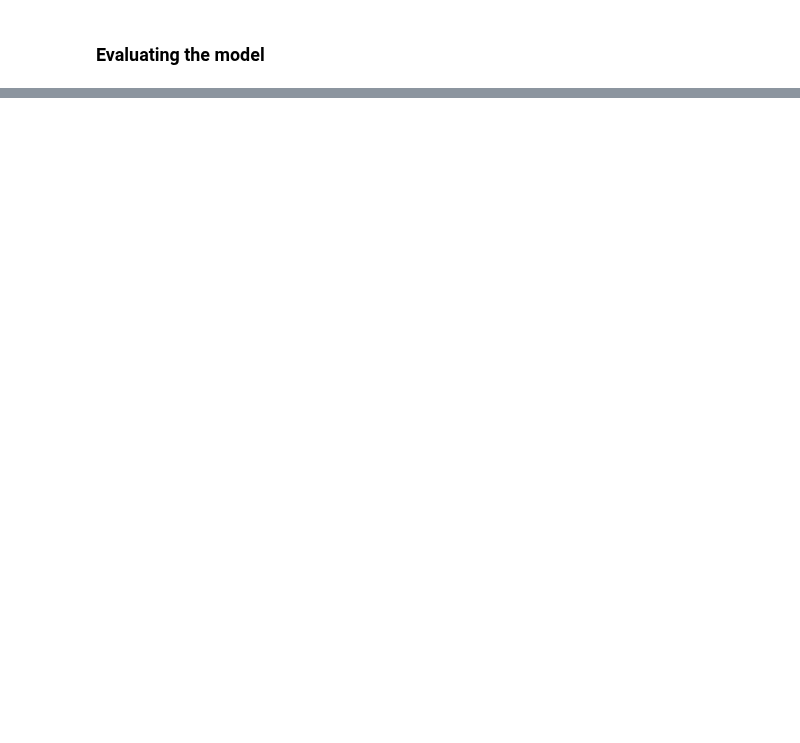
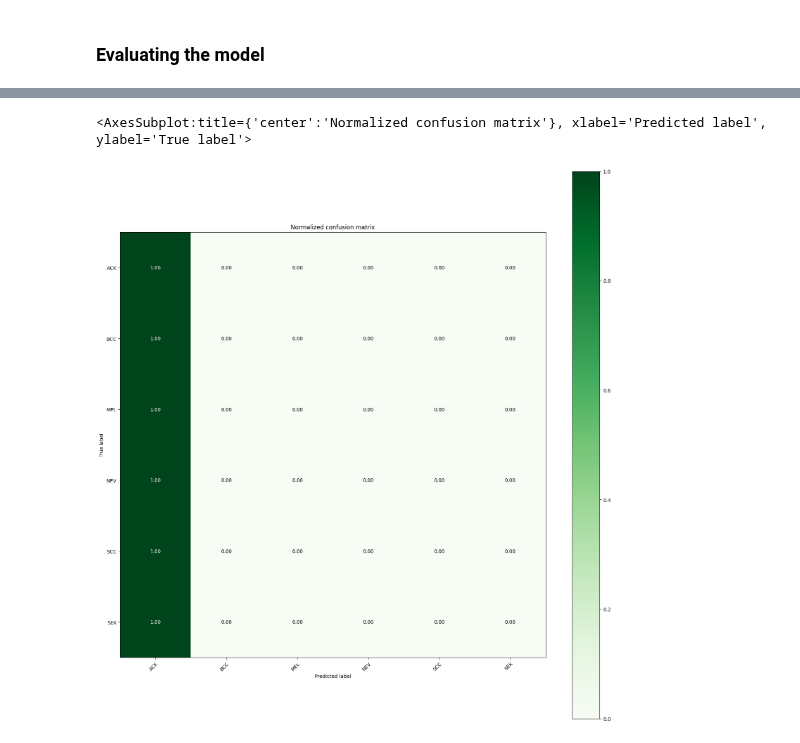
Before and after one commit to CEDipEngineering/ComputerAidedSkinCancerIdentificationAndDiagnosis, a Jupyter notebook: experiments/dip/deep_learning.ipynb, the cells around one changed output, grey strips where cells are left out. Saved outputs shown, nothing was run; the diff lists cells and outputs as text; code cells hidden in the pictures; blank space fills up the shorter version.

Commit message:
Added graphs to jupyter and made script to train with nohup

```diff
--- a/experiments/dip/deep_learning.ipynb
+++ b/experiments/dip/deep_learning.ipynb
@@ -40,7 +90,7 @@ TRAIN_SIZE = 0.7
 VALIDATION_SIZE = 0.15
 TEST_SIZE = 0.15
 EPOCHS = 3000
-IMAGE_SHAPE = (256, 256, 3)
+IMAGE_SHAPE = (128, 128, 3)
 
 FERNANDO_PATH = config.DATA_DIR / 'experiments' / 'fernando'
 FERNANDO_PATH.mkdir(exist_ok=True, parents=True)
@@ -49,9 +99,9 @@ IMAGE_CACHE = FERNANDO_PATH / 'img_cache.pkl'
 FEATURES_FILE = FERNANDO_PATH / 'features.pkl'
 MODEL_PATH = FERNANDO_PATH / 'models' / 'deep_learning'
 
-COMPUTE_FEATURES = True
+COMPUTE_FEATURES = False
 FORCE_IMAGE_CACHE = False
-TRAIN_MODEL = True
+TRAIN_MODEL = False
 # %% [markdown]
 ### Loading data
 # %%
@@ -154,14 +231,17 @@ if COMPUTE_FEATURES:
         input_layer,
         resnet
     ])
-    features_train = feature_extractor_train(x_train[:5])
-    features_valid = feature_extractor_test_valid(x_valid[:5])
-    features_test = feature_extractor_test_valid(x_test[:5])
+    features_train = feature_extractor_train(x_train)
+    features_valid = feature_extractor_test_valid(x_valid)
+    features_test = feature_extractor_test_valid(x_test)
 
     features = {
         "train": features_train.numpy(),
         "test": features_test.numpy(),
-        "valid": features_valid.numpy()
+        "valid": features_valid.numpy(),
+        "y_train": y_train,
+        "y_test": y_test,
+        "y_valid": y_valid,
     }
 
     with open(FEATURES_FILE, 'wb') as file:
@@ -169,5 +249,12 @@ if COMPUTE_FEATURES:
 else:
     with open(FEATURES_FILE, 'rb') as file:
         features = pickle.load(file)
+
+x_train = features["train"]
+x_test = features["test"]
+x_valid = features["valid"]
+y_train = features["y_train"]
+y_test = features["y_test"]
+y_valid = features["y_valid"]
 # %%
 print(f'{features["train"].shape=}\n{features["test"].shape=}\n{features["valid"].shape=}')
@@ -173,0 +265,12 @@ print(f'{features["train"].shape=}\n{features["test"].shape=}\n{features["valid"
+# %%
+test_series = pd.Series(MulticlassEncoder.inverse_transform(y_test).T[0]).value_counts(normalize=True)
+train_series = pd.Series(MulticlassEncoder.inverse_transform(y_train).T[0]).value_counts(normalize=True)
+valid_series = pd.Series(MulticlassEncoder.inverse_transform(y_valid).T[0]).value_counts(normalize=True)
+print("Class distribution in segments:")
+class_distro_df = pd.DataFrame({
+    "Train": train_series,
+    "Test": test_series,
+    "Validation": valid_series,
+})
+classes = class_distro_df.index.to_list()
+class_distro_df
@@ -236,3 +364,5 @@ plt.title("Model History")
 plt.show()
 # %% [markdown]
 ### Evaluating the model
+# %%
+model = load_model(MODEL_PATH)
@@ -238,0 +389,4 @@ plt.show()
+# %%
+y_pred_proba = model.predict(x_test)
+plot_confusion_matrix(MulticlassEncoder.inverse_transform(y_test), MulticlassEncoder.inverse_transform(y_pred_proba), classes)
+# %% [output]
@@ -238,0 +394,2 @@ plt.show()
+<AxesSubplot:title={'center':'Normalized confusion matrix'}, xlabel='Predicted label', ylabel='True label'>
+[figure, added]
```
Also changed, not shown: parts of 15 cells of this notebook, 1 other file.
